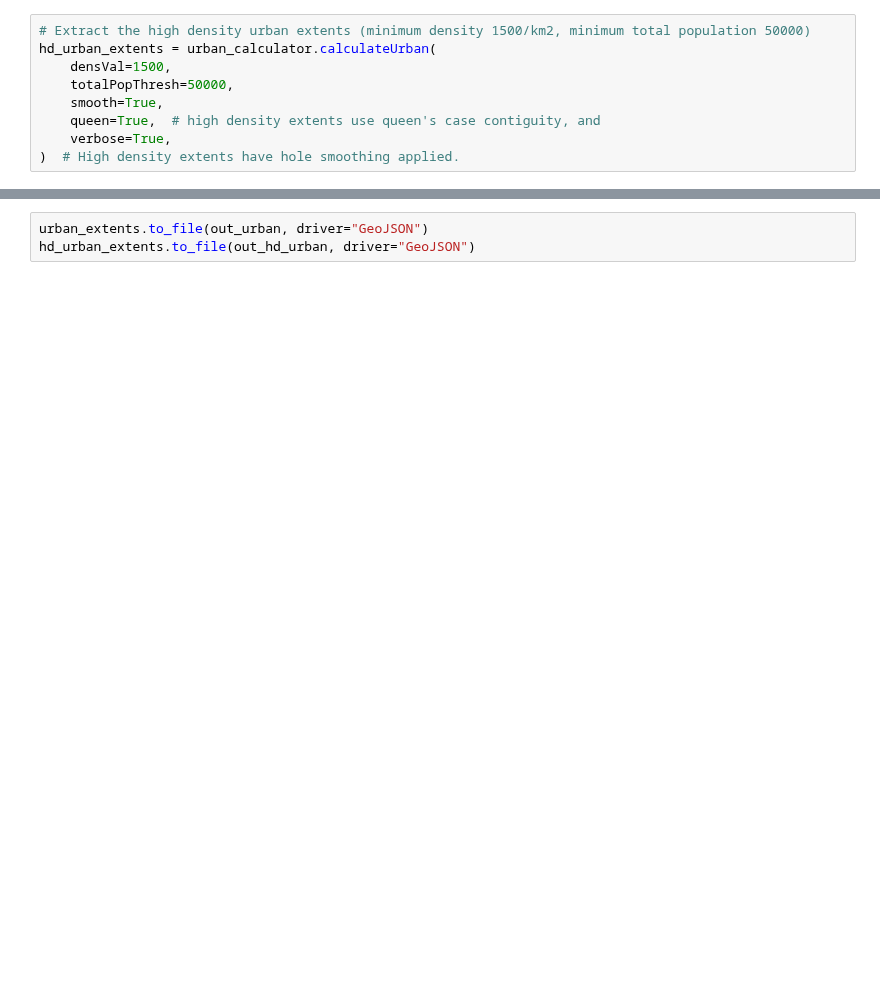
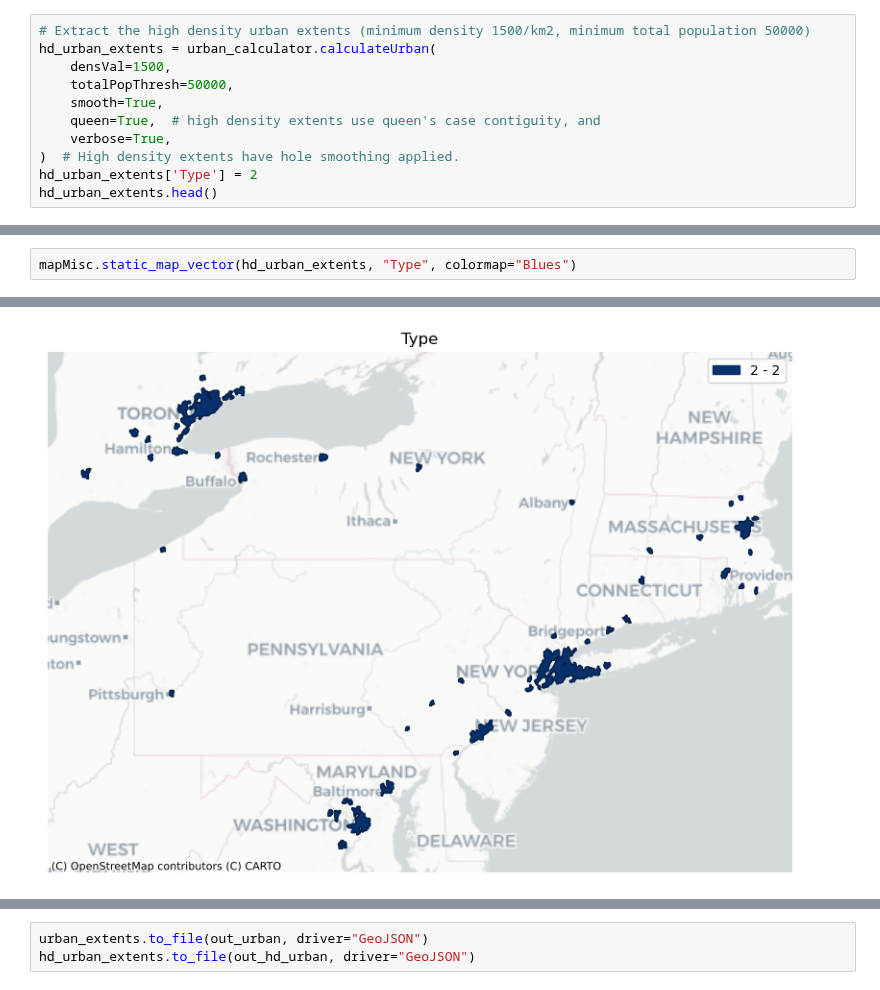
Before and after one commit to worldbank/GOSTurban, a Jupyter notebook: notebooks/Tutorials/UrbanAreas_tutorials.ipynb, the cells around one changed output, grey strips where cells are left out. Saved outputs shown, nothing was run; the diff lists cells and outputs as text; blank space fills up the shorter version.

```diff
--- a/notebooks/Tutorials/UrbanAreas_tutorials.ipynb
+++ b/notebooks/Tutorials/UrbanAreas_tutorials.ipynb
@@ -51,4 +88,6 @@ hd_urban_extents = urban_calculator.calculateUrban(
     queen=True,  # high density extents use queen's case contiguity, and
     verbose=True,
 )  # High density extents have hole smoothing applied.
+hd_urban_extents['Type'] = 2
+hd_urban_extents.head()
 # %% [output]
@@ -58,0 +105,3 @@ hd_urban_extents = urban_calculator.calculateUrban(
+# %%
+mapMisc.static_map_vector(hd_urban_extents, "Type", colormap="Blues")
+# %% [output]
@@ -58,0 +109 @@ hd_urban_extents = urban_calculator.calculateUrban(
+[figure, added]
```
Also changed, not shown: parts of 15 cells of this notebook, 44 other files.
